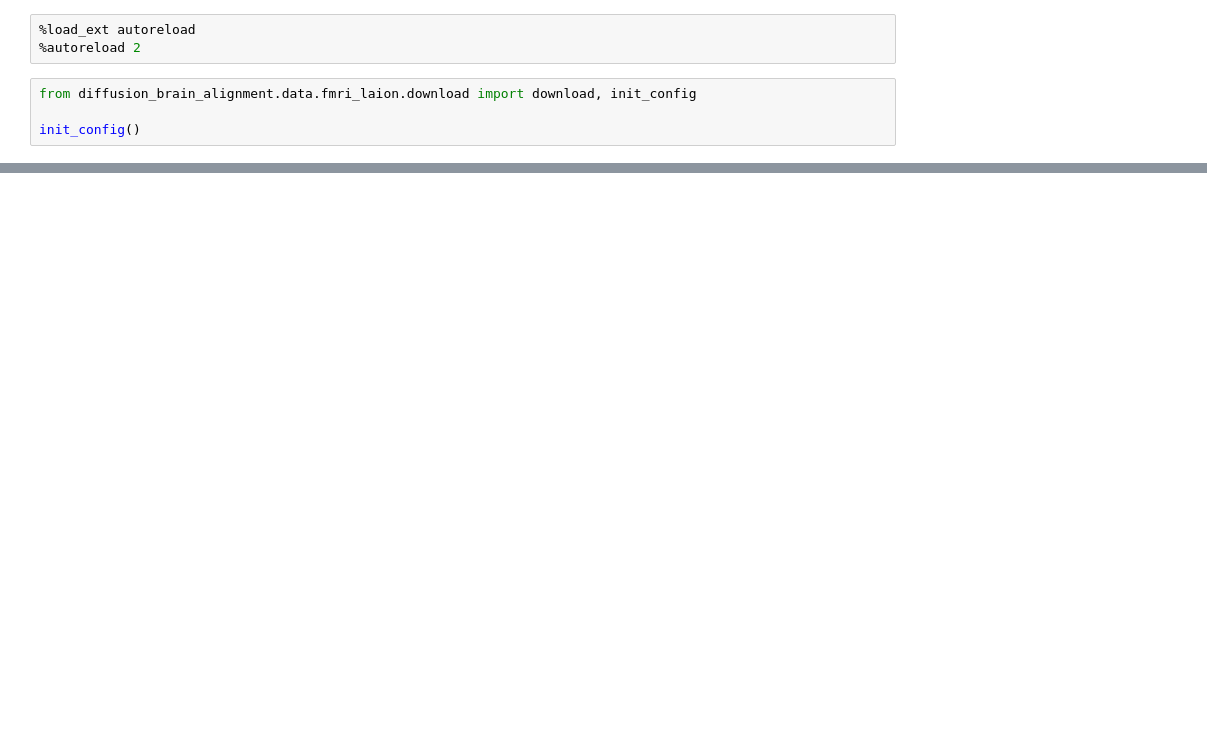
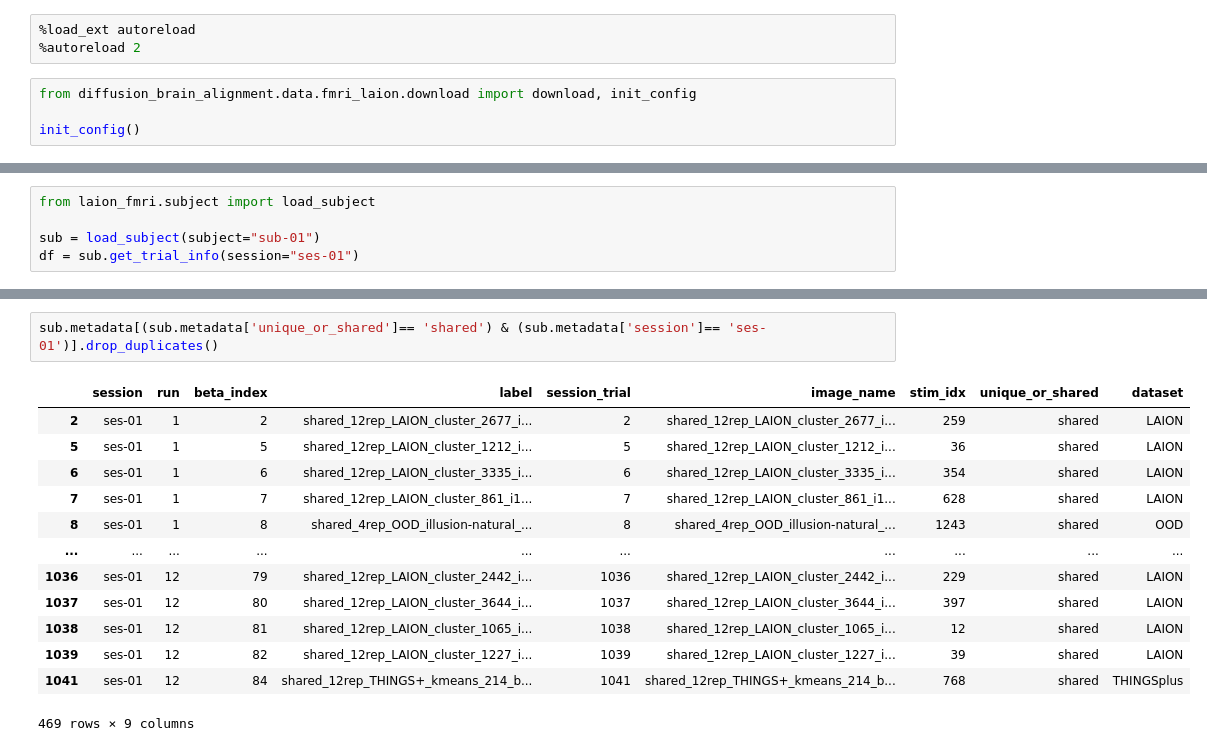
Before and after one commit to ibrahimhabibeg/diffusion-brain-alignment, a Jupyter notebook: notebooks/index.ipynb, the cells around one changed output, grey strips where cells are left out. Cells and saved outputs as stored; diff of their text form; blank space fills up the shorter version.

```diff
--- a/notebooks/index.ipynb
+++ b/notebooks/index.ipynb
@@ -31,0 +12,5 @@ https://laion-fmri.hebartlab.com/terms — see
+# %%
+from laion_fmri.subject import load_subject
+
+sub = load_subject(subject="sub-01")
+df = sub.get_trial_info(session="ses-01")
@@ -31,0 +30,16 @@ https://laion-fmri.hebartlab.com/terms — see
+# %%
+sub.metadata[(sub.metadata['unique_or_shared']== 'shared') & (sub.metadata['session']== 'ses-01')].drop_duplicates()
+# %% [output]
+|  | session | run | beta_index | label | session_trial | image_name | stim_idx | unique_or_shared | dataset |
+| 2 | ses-01 | 1 | 2 | shared_12rep_LAION_cluster_2677_i... | 2 | shared_12rep_LAION_cluster_2677_i... | 259 | shared | LAION |
+| 5 | ses-01 | 1 | 5 | shared_12rep_LAION_cluster_1212_i... | 5 | shared_12rep_LAION_cluster_1212_i... | 36 | shared | LAION |
+| 6 | ses-01 | 1 | 6 | shared_12rep_LAION_cluster_3335_i... | 6 | shared_12rep_LAION_cluster_3335_i... | 354 | shared | LAION |
+| 7 | ses-01 | 1 | 7 | shared_12rep_LAION_cluster_861_i1... | 7 | shared_12rep_LAION_cluster_861_i1... | 628 | shared | LAION |
+| 8 | ses-01 | 1 | 8 | shared_4rep_OOD_illusion-natural_... | 8 | shared_4rep_OOD_illusion-natural_... | 1243 | shared | OOD |
+| ... | ... | ... | ... | ... | ... | ... | ... | ... | ... |
+| 1036 | ses-01 | 12 | 79 | shared_12rep_LAION_cluster_2442_i... | 1036 | shared_12rep_LAION_cluster_2442_i... | 229 | shared | LAION |
+| 1037 | ses-01 | 12 | 80 | shared_12rep_LAION_cluster_3644_i... | 1037 | shared_12rep_LAION_cluster_3644_i... | 397 | shared | LAION |
+| 1038 | ses-01 | 12 | 81 | shared_12rep_LAION_cluster_1065_i... | 1038 | shared_12rep_LAION_cluster_1065_i... | 12 | shared | LAION |
+| 1039 | ses-01 | 12 | 82 | shared_12rep_LAION_cluster_1227_i... | 1039 | shared_12rep_LAION_cluster_1227_i... | 39 | shared | LAION |
+| 1041 | ses-01 | 12 | 84 | shared_12rep_THINGS+_kmeans_214_b... | 1041 | shared_12rep_THINGS+_kmeans_214_b... | 768 | shared | THINGSplus |
+469 rows × 9 columns
```
Also changed, not shown: parts of 13 cells of this notebook, 3 other files.
